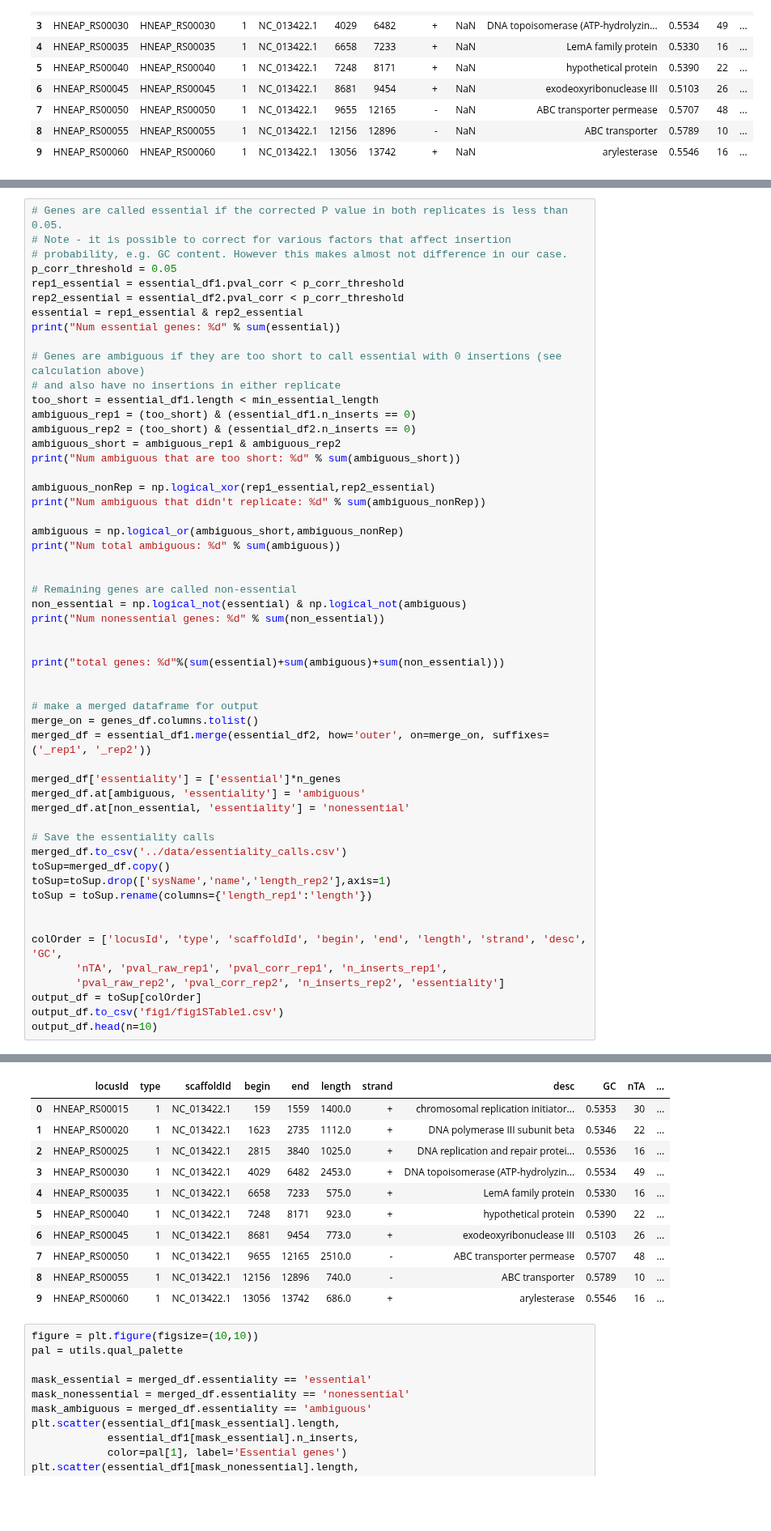
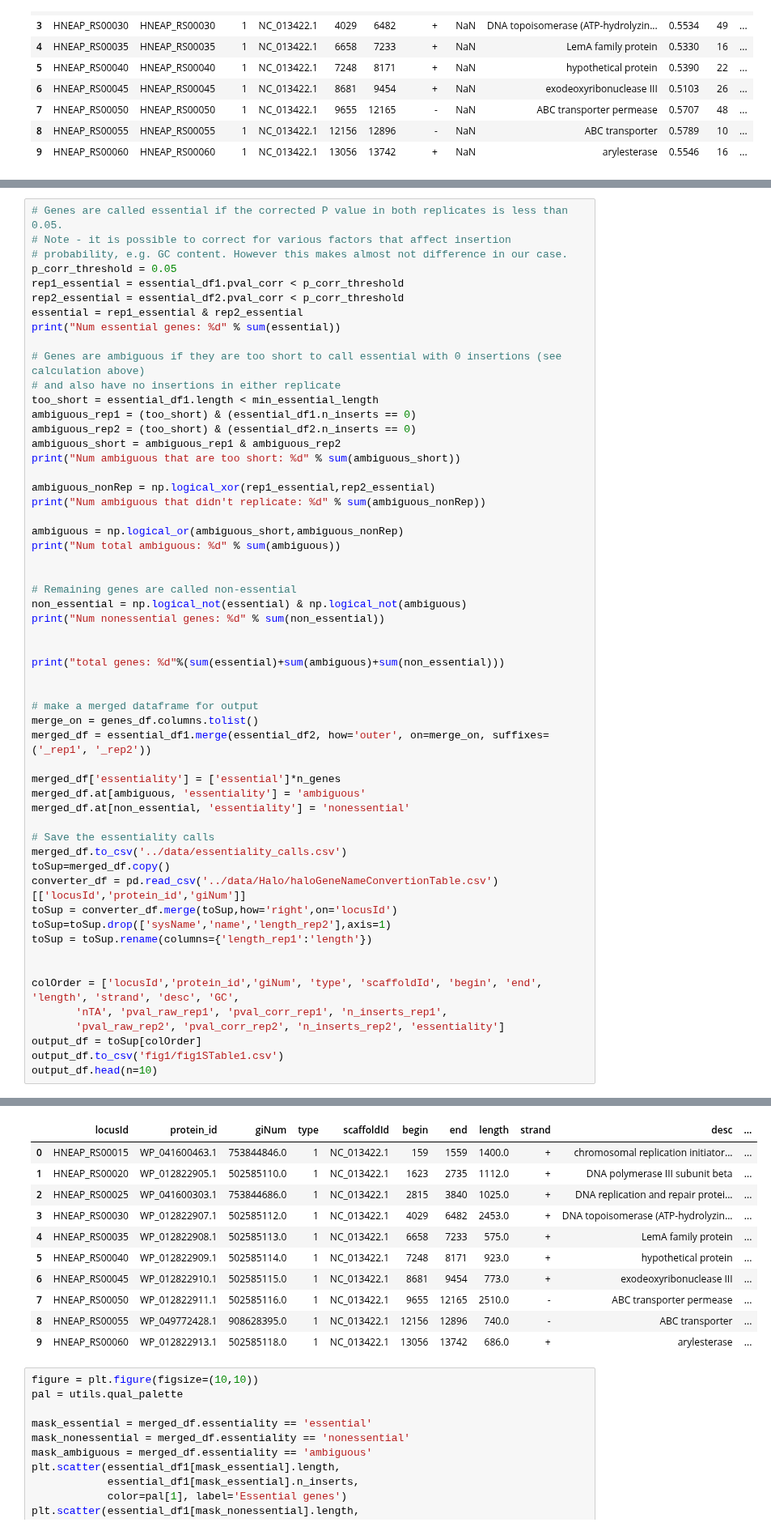
Before and after one commit to jackdesmarais/DabTransporterPaper, a Jupyter notebook: scripts/Call Essential Genes.ipynb, the cells around one changed output, grey strips where cells are left out. Shown at 81% size. Cells and saved outputs as stored; diff of their text form; blank space fills up the shorter version.

```diff
--- a/scripts/Call Essential Genes.ipynb
+++ b/scripts/Call Essential Genes.ipynb
@@ -179,45 +179,47 @@ print("Num nonessential genes: %d" % sum(non_essential))
 print("total genes: %d"%(sum(essential)+sum(ambiguous)+sum(non_essential)))
 
 
 # make a merged dataframe for output
 merge_on = genes_df.columns.tolist()
 merged_df = essential_df1.merge(essential_df2, how='outer', on=merge_on, suffixes=('_rep1', '_rep2'))
 
 merged_df['essentiality'] = ['essential']*n_genes
 merged_df.at[ambiguous, 'essentiality'] = 'ambiguous'
 merged_df.at[non_essential, 'essentiality'] = 'nonessential'
 
 # Save the essentiality calls
 merged_df.to_csv('../data/essentiality_calls.csv')
 toSup=merged_df.copy()
+converter_df = pd.read_csv('../data/Halo/haloGeneNameConvertionTable.csv')[['locusId','protein_id','giNum']]
+toSup = converter_df.merge(toSup,how='right',on='locusId')
 toSup=toSup.drop(['sysName','name','length_rep2'],axis=1)
 toSup = toSup.rename(columns={'length_rep1':'length'})
 
 
-colOrder = ['locusId', 'type', 'scaffoldId', 'begin', 'end', 'length', 'strand', 'desc', 'GC',
+colOrder = ['locusId','protein_id','giNum', 'type', 'scaffoldId', 'begin', 'end', 'length', 'strand', 'desc', 'GC',
        'nTA', 'pval_raw_rep1', 'pval_corr_rep1', 'n_inserts_rep1',
        'pval_raw_rep2', 'pval_corr_rep2', 'n_inserts_rep2', 'essentiality']
 output_df = toSup[colOrder]
 output_df.to_csv('fig1/fig1STable1.csv')
 output_df.head(n=10)
 # %% [output]
 Num essential genes: 551
 Num ambiguous that are too short: 52
 Num ambiguous that didn't replicate: 19
 Num total ambiguous: 70
 Num nonessential genes: 1787
 total genes: 2408
-|  | locusId | type | scaffoldId | begin | end | length | strand | desc | GC | nTA | ... |
-| 0 | HNEAP_RS00015 | 1 | NC_013422.1 | 159 | 1559 | 1400.0 | + | chromosomal replication initiator... | 0.5353 | 30 | ... |
-| 1 | HNEAP_RS00020 | 1 | NC_013422.1 | 1623 | 2735 | 1112.0 | + | DNA polymerase III subunit beta | 0.5346 | 22 | ... |
-| 2 | HNEAP_RS00025 | 1 | NC_013422.1 | 2815 | 3840 | 1025.0 | + | DNA replication and repair protei... | 0.5536 | 16 | ... |
-| 3 | HNEAP_RS00030 | 1 | NC_013422.1 | 4029 | 6482 | 2453.0 | + | DNA topoisomerase (ATP-hydrolyzin... | 0.5534 | 49 | ... |
-| 4 | HNEAP_RS00035 | 1 | NC_013422.1 | 6658 | 7233 | 575.0 | + | LemA family protein | 0.5330 | 16 | ... |
-| 5 | HNEAP_RS00040 | 1 | NC_013422.1 | 7248 | 8171 | 923.0 | + | hypothetical protein | 0.5390 | 22 | ... |
-| 6 | HNEAP_RS00045 | 1 | NC_013422.1 | 8681 | 9454 | 773.0 | + | exodeoxyribonuclease III | 0.5103 | 26 | ... |
-| 7 | HNEAP_RS00050 | 1 | NC_013422.1 | 9655 | 12165 | 2510.0 | - | ABC transporter permease | 0.5707 | 48 | ... |
-| 8 | HNEAP_RS00055 | 1 | NC_013422.1 | 12156 | 12896 | 740.0 | - | ABC transporter | 0.5789 | 10 | ... |
-| 9 | HNEAP_RS00060 | 1 | NC_013422.1 | 13056 | 13742 | 686.0 | + | arylesterase | 0.5546 | 16 | ... |
+|  | locusId | protein_id | giNum | type | scaffoldId | begin | end | length | strand | desc | ... |
+| 0 | HNEAP_RS00015 | WP_041600463.1 | 753844846.0 | 1 | NC_013422.1 | 159 | 1559 | 1400.0 | + | chromosomal replication initiator... | ... |
+| 1 | HNEAP_RS00020 | WP_012822905.1 | 502585110.0 | 1 | NC_013422.1 | 1623 | 2735 | 1112.0 | + | DNA polymerase III subunit beta | ... |
+| 2 | HNEAP_RS00025 | WP_041600303.1 | 753844686.0 | 1 | NC_013422.1 | 2815 | 3840 | 1025.0 | + | DNA replication and repair protei... | ... |
+| 3 | HNEAP_RS00030 | WP_012822907.1 | 502585112.0 | 1 | NC_013422.1 | 4029 | 6482 | 2453.0 | + | DNA topoisomerase (ATP-hydrolyzin... | ... |
+| 4 | HNEAP_RS00035 | WP_012822908.1 | 502585113.0 | 1 | NC_013422.1 | 6658 | 7233 | 575.0 | + | LemA family protein | ... |
+| 5 | HNEAP_RS00040 | WP_012822909.1 | 502585114.0 | 1 | NC_013422.1 | 7248 | 8171 | 923.0 | + | hypothetical protein | ... |
+| 6 | HNEAP_RS00045 | WP_012822910.1 | 502585115.0 | 1 | NC_013422.1 | 8681 | 9454 | 773.0 | + | exodeoxyribonuclease III | ... |
+| 7 | HNEAP_RS00050 | WP_012822911.1 | 502585116.0 | 1 | NC_013422.1 | 9655 | 12165 | 2510.0 | - | ABC transporter permease | ... |
+| 8 | HNEAP_RS00055 | WP_049772428.1 | 908628395.0 | 1 | NC_013422.1 | 12156 | 12896 | 740.0 | - | ABC transporter | ... |
+| 9 | HNEAP_RS00060 | WP_012822913.1 | 502585118.0 | 1 | NC_013422.1 | 13056 | 13742 | 686.0 | + | arylesterase | ... |
 # %%
 figure = plt.figure(figsize=(10,10))
 pal = utils.qual_palette
```
Also changed, not shown: parts of 1 cell of this notebook, 9 other files.
